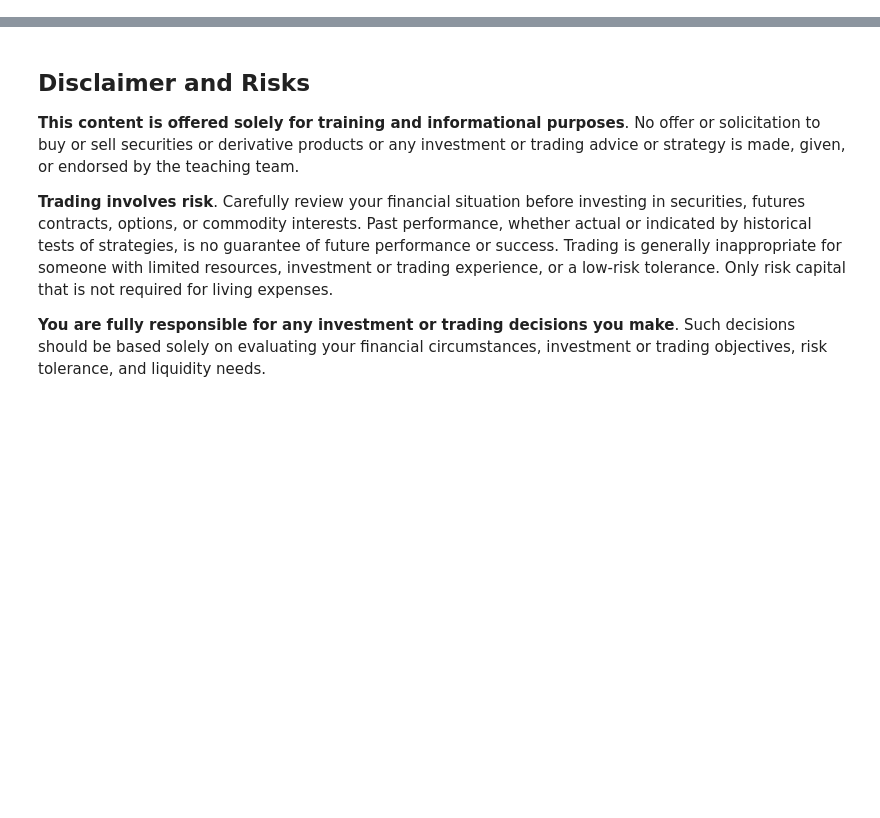
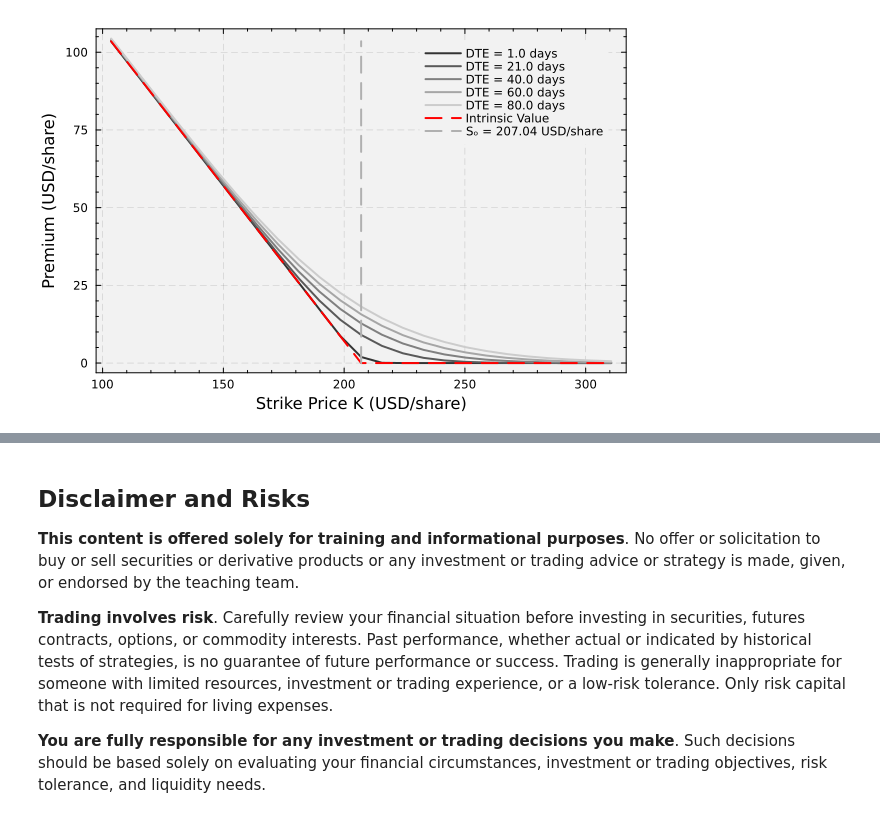
Before and after one commit to sp2229/CHEME-5660-CourseRepository-Fall-2025, a Jupyter notebook: lectures/week-10/L10b/CHEME-5660-L10b-Example-NVDA-ExtrinsicValue-Fall-2025.ipynb, the cells around one changed output, grey strips where cells are left out. Drawn from its saved outputs; the diff is of its cells as text; code cells hidden in the pictures; blank space fills up the shorter version.

```diff
--- a/lectures/week-10/L10b/CHEME-5660-L10b-Example-NVDA-ExtrinsicValue-Fall-2025.ipynb
+++ b/lectures/week-10/L10b/CHEME-5660-L10b-Example-NVDA-ExtrinsicValue-Fall-2025.ipynb
@@ -11,0 +263,15 @@ ___
+# %%
+intrinsic_array = let
+
+    # initialize -
+    number_of_strike_prices = size(premium_matrix, 1);
+    intrinsic_array = zeros(number_of_strike_prices, 2);
+
+    for i ∈ eachindex(SPV)
+        K = SPV[i];
+        intrinsic_array[i,1] = K;
+        intrinsic_array[i,2] = max(0, Sₒ - K);
+    end
+
+    intrinsic_array # return
+end
@@ -11,0 +302,34 @@ ___
+# %%
+let
+
+    # initialize -
+    number_of_steps = 100;
+    number_of_DTE_values = length(DTEV);
+    colors = [RGB(0.2 + 0.6*(i-1)/(number_of_DTE_values-1), 0.2 + 0.6*(i-1)/(number_of_DTE_values-1), 0.2 + 0.6*(i-1)/(number_of_DTE_values-1)) for i in 1:number_of_DTE_values];
+
+    # initialize -
+    (number_of_strike_prices, number_of_DTE_values) = size(premium_matrix);
+    q = plot();
+    for i ∈ 1:number_of_DTE_values
+        DTE_value = DTEV[i];
+        plot!(q, SPV, premium_matrix[:,i], label="DTE = $(round(DTE_value)) days", lw=2, c=colors[i]);
+    end
+
+    plot!(q, intrinsic_array[:,1], intrinsic_array[:,2],
+        label="Intrinsic Value", lw=2, ls=:dash, color=:red);
+
+    # current share price line -
+    VLINE = zeros(number_of_steps, 2)
+    VLINE[:,1] .= Sₒ*ones(number_of_steps)
+    VLINE[:,2] .= range(0, stop = maximum(intrinsic_array[1,:]), length = number_of_steps) |> collect;
+    plot!(VLINE[:,1], VLINE[:,2], lw=2, c= :gray69, ls=:dash, label="Sₒ = $(Sₒ) USD/share")
+
+    plot!(bg="gray95", background_color_outside="white", framestyle = :box, fg_legend = :transparent,
+        xminorticks=true, yminorticks=true, grid = :both, gridstyle = :dash, legend=:topright);
+    xlabel!(q, "Strike Price K (USD/share)");
+    ylabel!(q, "Premium (USD/share)");
+
+    display(q)
+end
+# %% [output]
+[figure, added]
```
Also changed, not shown: parts of 29 cells of this notebook.
